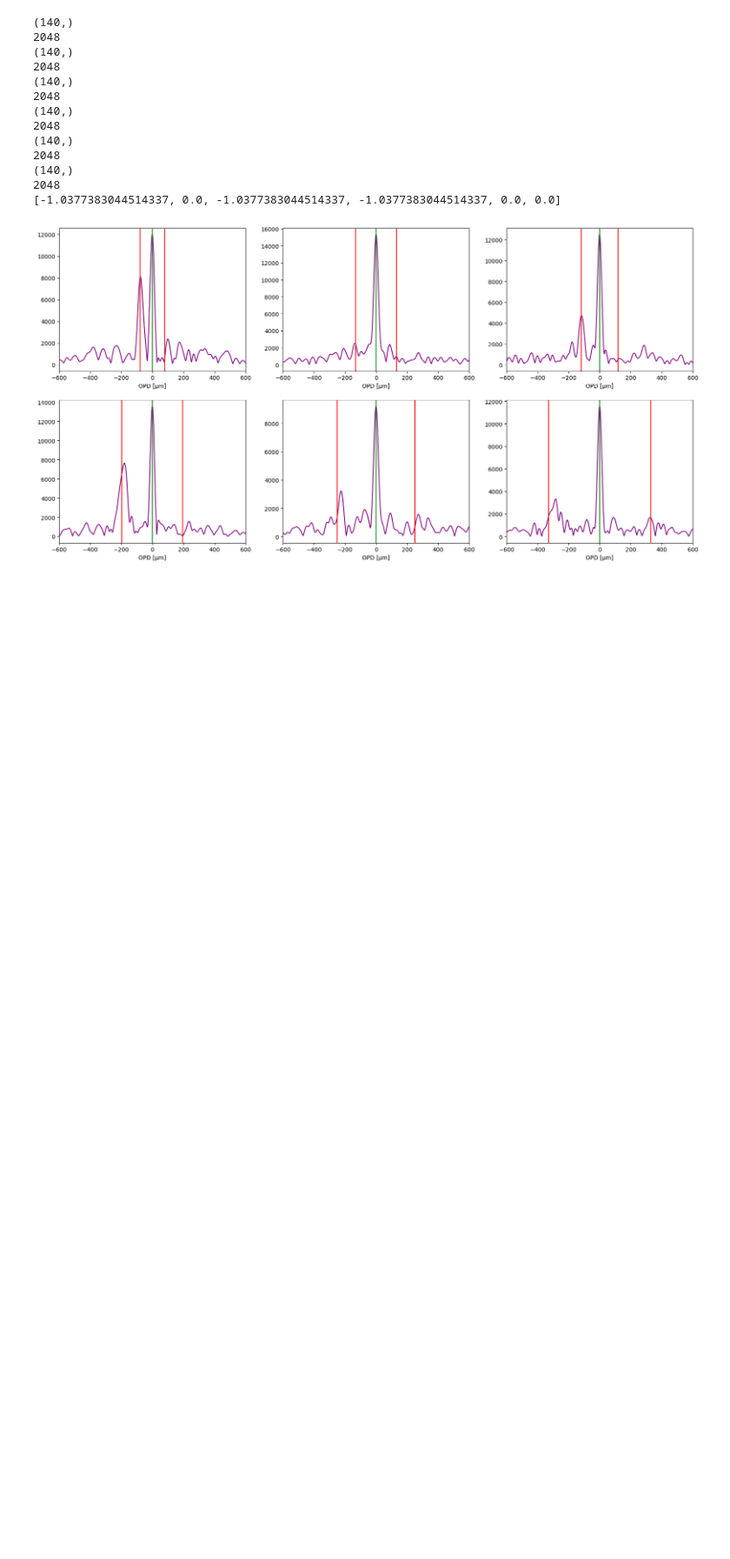
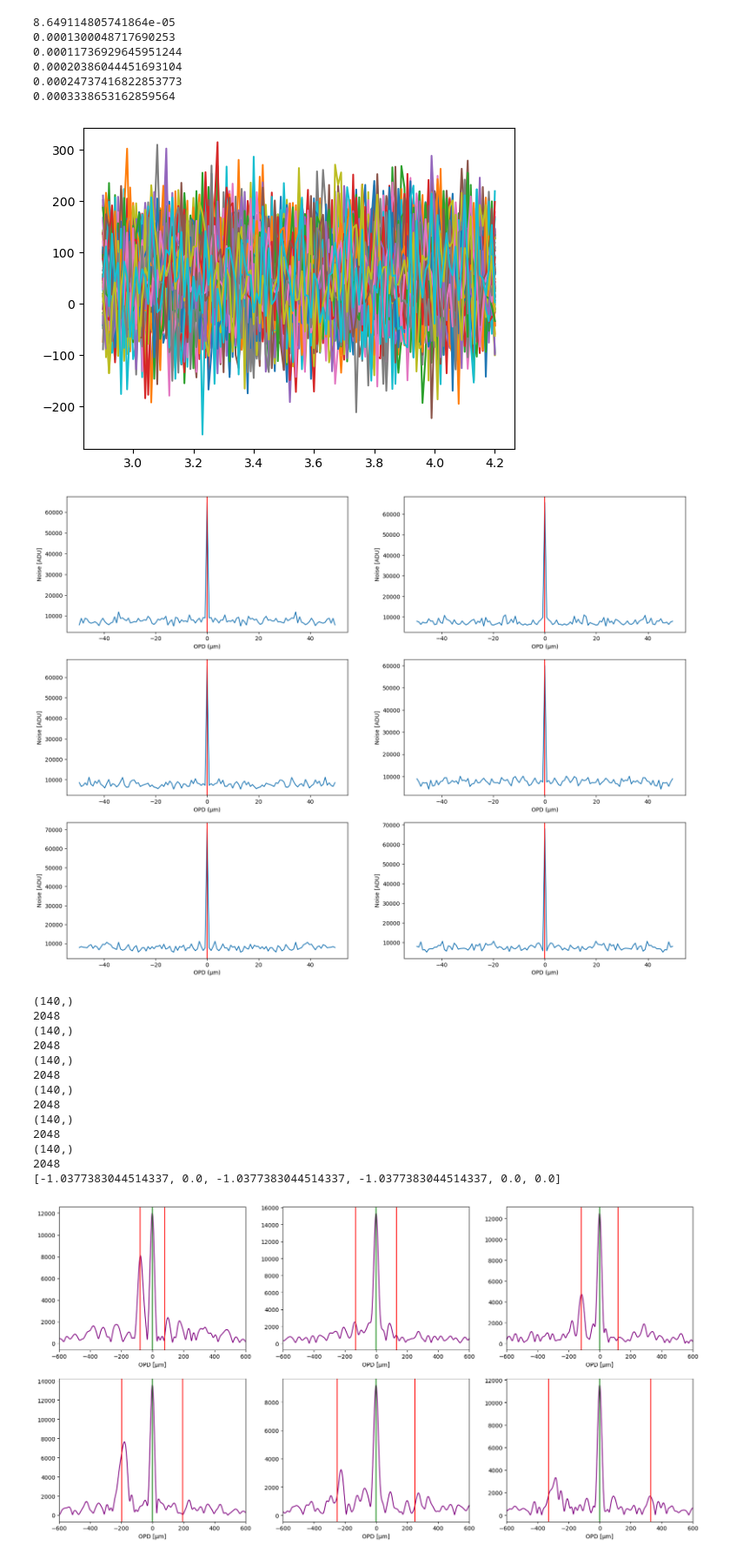
Before and after one commit to jules-scigliuto/MATISSE-Data, a Jupyter notebook: MATISSE_signal.ipynb, the cells around one changed output. Shown at 87% size. Cells and saved outputs as stored; diff of their text form; code cells hidden in the pictures; blank space fills up the shorter version.

```diff
--- a/MATISSE_signal.ipynb
+++ b/MATISSE_signal.ipynb
@@ -15,6 +16,66 @@ from scipy.signal import hann
 from scipy.signal import kaiser
 
 pi = np.pi
+# %%
+#Beta Pic b
+offset_RA = 281.6
+offset_Dec = 452.8
+R = 0.0017664150216057275
+contrast = 0.0007914035074073295
+path = '/store/projects/MATISSE/jscigliuto/betapicb_frames_corrected/2022-11-09T050425_OB1_exp2_frame2_planet_bin.fits'
+
+def mas2rad(x):
+    return x * (pi/180) * (1/3600000)
+
+offset_RA, offset_Dec = mas2rad(offset_RA), mas2rad(offset_Dec)
+
+lam = np.arange(2.9, 4.2, 0.01) #µm
+num_noises = 10
+cf_noisy = np.zeros((num_noises,6,lam.size))
+noise_lvl_phot = 50
+noise_lvl_bg = 75
+
+hdul = fits.open(path)
+u = hdul['OI_VIS'].data['ucoord']
+v = hdul['OI_VIS'].data['vcoord']
+
+for iB in range(6):
+    for iN in range(num_noises):
+        # Correlated flux
+        cf = contrast + R*np.exp(2j * pi * (offset_RA*u[iB] + offset_Dec*v[iB]) / lam)
+        # Add background noise
+        cf += np.random.normal(0, noise_lvl_bg, len(lam))
+        # Add photon noise
+        cf += np.random.poisson(noise_lvl_phot, len(lam))
+        plt.plot(lam,cf)
+
+        #TF
+        cf_fft = np.fft.fftshift(np.fft.fft(cf))
+        module = np.abs(cf_fft)
+
+        #plt.plot(lam, module)
+
+        cf_noisy[iN,iB] = module
+
+        OPD = np.fft.fftshift(np.fft.fftfreq(lam.size, 0.01))
+        fft_sum = np.sum(cf_noisy, axis=0)
+
+fig, ax = plt.subplots(3,2, figsize=(20,15))
+ax_flat = ax.ravel()
+
+for iB in range(6):
+    ax_flat[iB].plot(OPD, fft_sum[iB,:])
+    ax_flat[iB].set_xlabel("OPD (µm)")
+    ax_flat[iB].set_ylabel("Noise [ADU]")
+# %% [output]
+8.649114805741864e-05
+0.0001300048717690253
+0.00011736929645951244
+0.00020386044451693104
+0.00024737416822853773
+0.0003338653162859564
+[figure, added]
+[figure, added]
 # %%
 ############ Sans addition sur les frames ############
 
```
Also changed, not shown: parts of 3 cells of this notebook.
